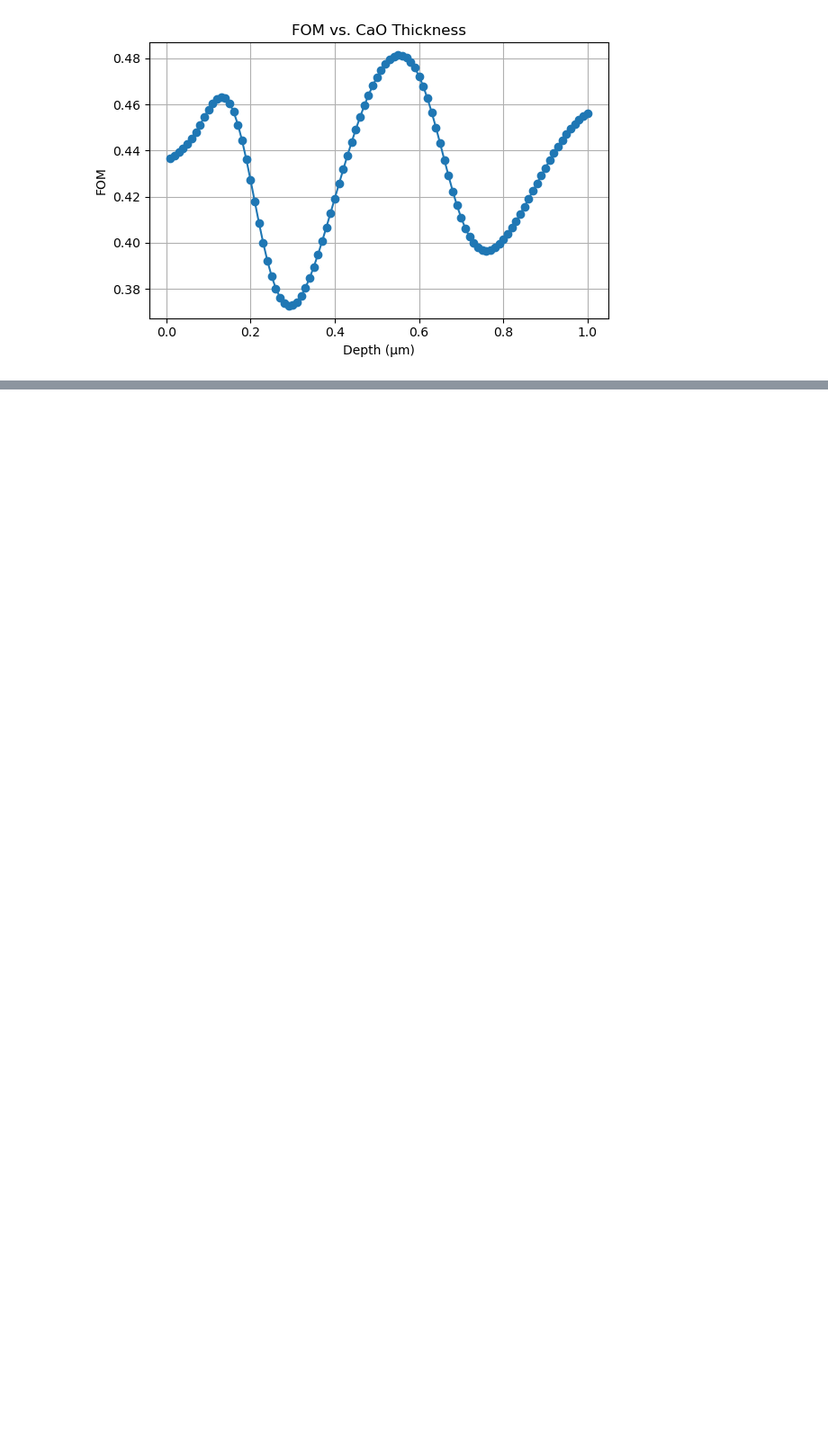
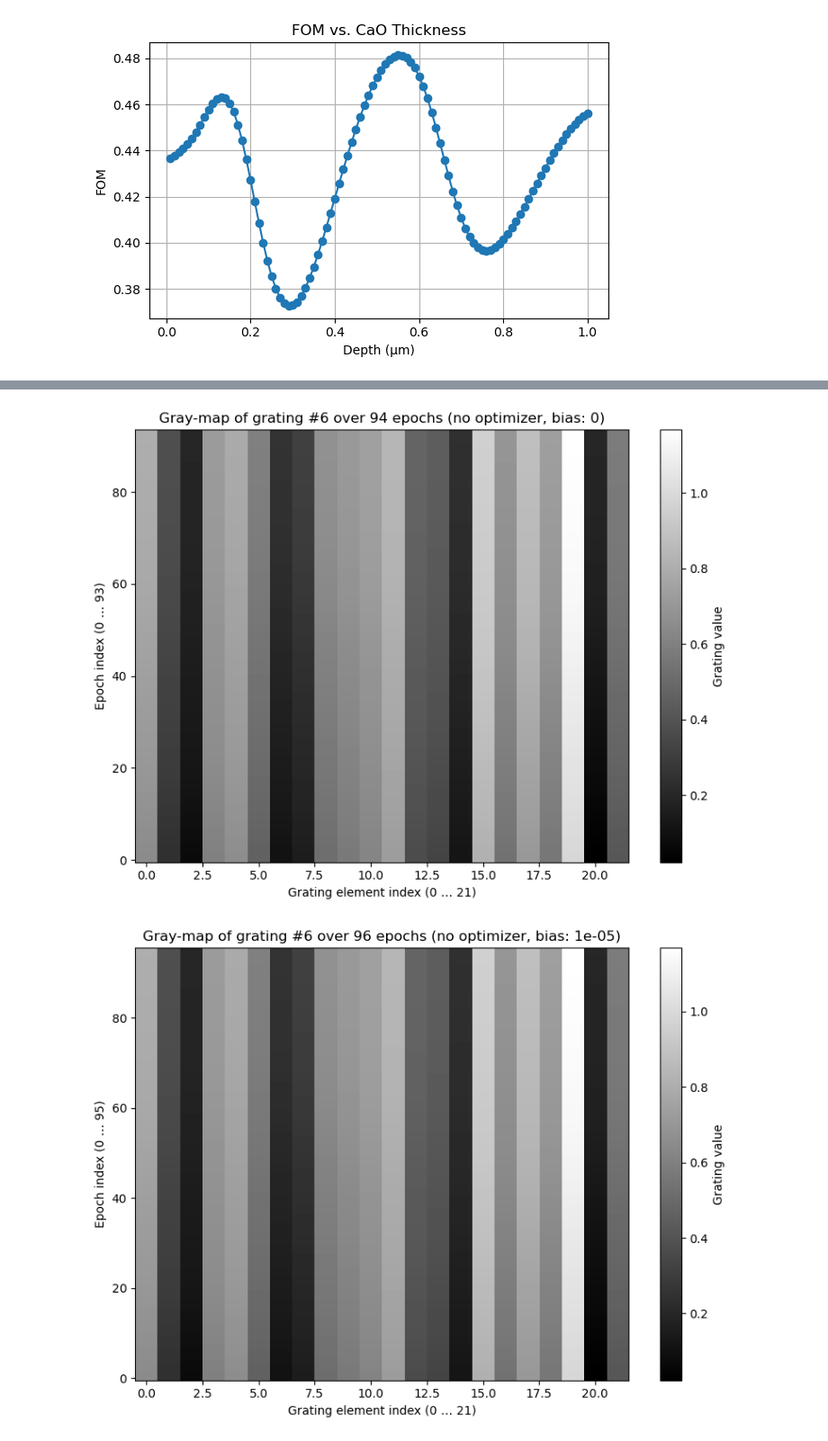
Before and after one commit to Raymond-Iacobacci/tpv-shaping, a Jupyter notebook: playgrounds/playground5.ipynb, the cells around one changed output, grey strips where cells are left out. Shown at 90% size. Drawn from its saved outputs; the diff is of its cells as text; code cells hidden in the pictures; blank space fills up the shorter version.

```diff
--- a/playgrounds/playground5.ipynb
+++ b/playgrounds/playground5.ipynb
@@ -1199,0 +1305,55 @@ plot_index_outputs_with_average('../logs/gradient-descent-on-grating-t/def-99a24
+# %%
+import numpy as np
+import matplotlib.pyplot as plt
+
+i = 0
+optimizers = [0, 0, 0, 0, 1]
+biases = [0, 1e-5, 1e-4, 1e-3, 1e-3]
+for ele in [a,b,c,d,'491513a7']:
+
+    # ── USER CONFIG ────────────────────────────────────────────────────────────────
+    image_file   = f'../logs/gradient-descent-on-grating-t/def-{ele}/image_values.txt'  # your logged values (one float per line)
+    n_elements   = 22                  # config['n_grating_elements']
+    n_gratings   = 10                  # config['n_gratings']
+    grating_idx  = 6                   # which grating (0-based) to plot
+    # ────────────────────────────────────────────────────────────────────────────────
+
+    # 1) Load all floats
+    with open(image_file, 'r') as f:
+        flat = [float(line.strip()) for line in f if line.strip()]
+
+    # 2) Compute number of epochs
+    per_epoch = n_elements * n_gratings
+    if len(flat) % per_epoch != 0:
+        raise ValueError(f"{len(flat)} entries is not a multiple of "
+                        f"{per_epoch} = {n_elements}×{n_gratings}")
+    n_epochs = len(flat) // per_epoch
+
+    # 3) Group into (n_epochs, n_gratings, n_elements)
+    data = np.array(flat, dtype=float)
+    data = data.reshape(n_epochs, n_gratings, n_elements)
+
+    # 4) Transpose to (n_elements, n_gratings, n_epochs)
+    arr = data.transpose(2, 1, 0)
+
+    # 5) Extract the i'th grating over time: shape (n_elements, n_epochs) → transpose → (n_epochs, n_elements)
+    greymap = arr[:, grating_idx, :].T
+
+    # 6) Plot
+    plt.figure(figsize=(8, 6))
+    plt.imshow(
+        greymap,
+        cmap='gray',
+        aspect='auto',
+        origin='lower'  # epoch 0 at the bottom; use 'upper' if you prefer top-down
+    )
+    plt.xlabel('Grating element index (0 … {})'.format(n_elements-1))
+    plt.ylabel('Epoch index (0 … {})'.format(n_epochs-1))
+    plt.title(f'Gray-map of grating #{grating_idx} over {n_epochs} epochs ({"no" if not optimizers[i] else "with"} optimizer, bias: {biases[i]})')
+    plt.colorbar(label='Grating value')
+    plt.tight_layout()
+    plt.show()
+    i += 1
+# %% [output]
+[figure, added]
+[figure, added]
```
Also changed, not shown: parts of 4 cells of this notebook, 3 other files.
